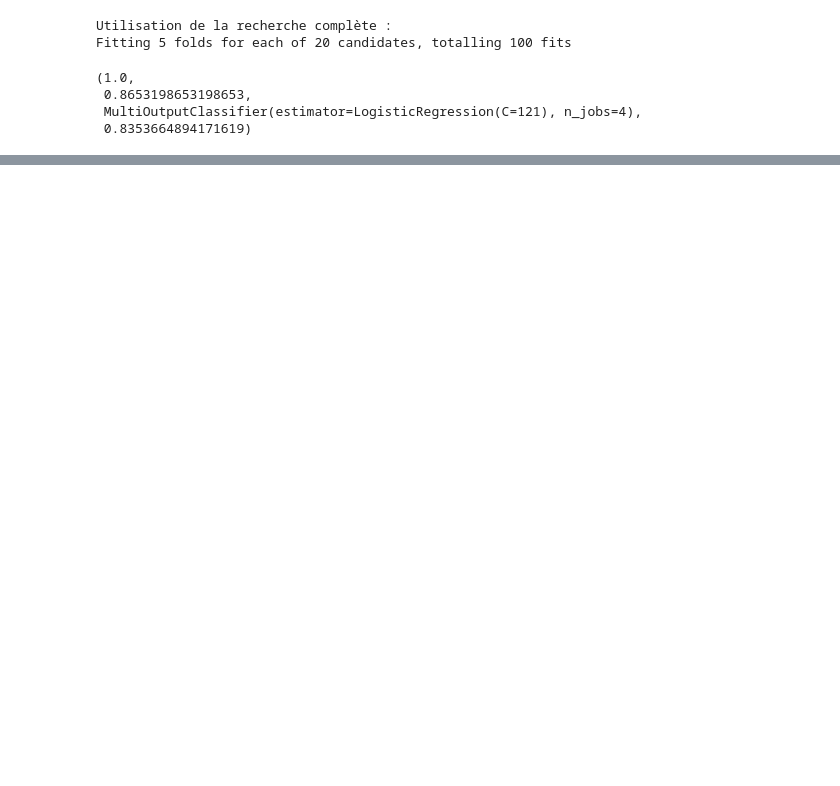
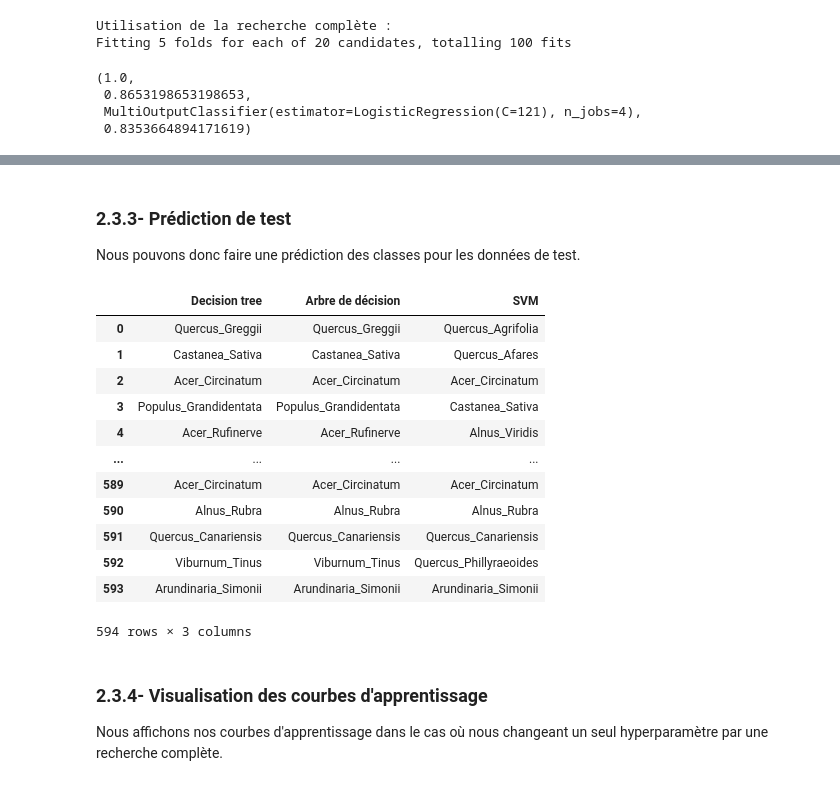
Before and after one commit to Antabli/IFT712-2022H, a Jupyter notebook: Main.ipynb, the cells around one changed output, grey strips where cells are left out. Drawn from its saved outputs; the diff is of its cells as text; code cells hidden in the pictures; blank space fills up the shorter version.

```diff
--- a/Main.ipynb
+++ b/Main.ipynb
@@ -149,18 +155,17 @@ LogisticRegression_param = {
 # %% [markdown]
 Nous cherchons par la suite les hyper-paramètres avec RandomizedSearch.
 # %%
-model = LogisticRegressionClassifier(X_training, Y_training, X_valid, Y_valid, class_names, scorers)
+model = LogisticRegression_Classifier(X_training, Y_training, X_valid, Y_valid, class_names, scorers)
 accu_training_hyperparm, accu_valid_hyperparm, best_estimator, best_accuracy = model.train(LogisticRegression_param, random_search=True)
 
 print('Meilleure précision de validation croisée : {}'.format(best_accuracy))
 print('\nMeilleur estimateur:\n{}'.format(best_estimator))
 
-print("[Paramètres de l'estimateur]")
-
-display(model.estimator.get_params())
-
 print('Précision de l`entrainement: {:.3%}'.format(accu_training_hyperparm))
 print('Précision de la validation: {:.3%}'.format(accu_valid_hyperparm))
+
+print("[Paramètres de l'estimateur]")
+model.estimator.get_params()
 # %% [output]
 Utilisation de la recherche aléatoire :
 Fitting 5 folds for each of 10 candidates, totalling 50 fits
@@ -266,0 +343,7 @@ Name: micro avg, dtype: float64
+# %%
+DT_pred = model.predict(X_testing)
+DT_pred_label = labelBin.inverse_transform(DT_pred)
+
+dict_prediction["Arbre de décision"] = DT_pred_label
+df_prediction = pd.DataFrame.from_dict(dict_prediction)
+df_prediction
@@ -266,0 +424,16 @@ Name: micro avg, dtype: float64
+# %%
+SVM_params = {'estimator__C': [0.1, 1, 100, 1000],
+             'estimator__kernel': ['rbf', 'poly', 'sigmoid'],
+             'estimator__gamma': [1, 0.1, 0.01, 0.001, 0.0001]}
+
+model = SVM_Classifier(X_training, Y_training, X_valid, Y_valid, class_names, scorers)
+accu_training_hyperparm, accu_valid_hyperparm, best_estimator, best_accuracy = model.train(SVM_params, random_search=True)
+
+print('\nMeilleure précision de validation croisée : {}'.format(best_accuracy))
+print('\nMeilleur estimateur:\n{}'.format(best_estimator))
+
+print('\nPrécision de l`entrainement: {:.3%}'.format(accu_training_hyperparm))
+print('Précision de la validation: {:.3%}'.format(accu_valid_hyperparm))
+
+print("\n[Paramètres de l'estimateur]")
+model.estimator.get_params()
@@ -266,0 +474,27 @@ Name: micro avg, dtype: float64
+# %% [markdown]
+### 2.3.3- Prédiction de test
+Nous pouvons donc faire une prédiction des classes pour les données de test.
+# %%
+svm_predict = model.predict(X_testing)
+svm_predict_label = labelBin.inverse_transform(svm_predict)
+
+dict_prediction["SVM"] = svm_predict_label
+df_prediction = pd.DataFrame.from_dict(dict_prediction)
+df_prediction
+# %% [output]
+|  | Decision tree | Arbre de décision | SVM |
+| 0 | Quercus_Greggii | Quercus_Greggii | Quercus_Agrifolia |
+| 1 | Castanea_Sativa | Castanea_Sativa | Quercus_Afares |
+| 2 | Acer_Circinatum | Acer_Circinatum | Acer_Circinatum |
+| 3 | Populus_Grandidentata | Populus_Grandidentata | Castanea_Sativa |
+| 4 | Acer_Rufinerve | Acer_Rufinerve | Alnus_Viridis |
+| ... | ... | ... | ... |
+| 589 | Acer_Circinatum | Acer_Circinatum | Acer_Circinatum |
+| 590 | Alnus_Rubra | Alnus_Rubra | Alnus_Rubra |
+| 591 | Quercus_Canariensis | Quercus_Canariensis | Quercus_Canariensis |
+| 592 | Viburnum_Tinus | Viburnum_Tinus | Quercus_Phillyraeoides |
+| 593 | Arundinaria_Simonii | Arundinaria_Simonii | Arundinaria_Simonii |
+594 rows × 3 columns
+# %% [markdown]
+### 2.3.4- Visualisation des courbes d'apprentissage
+Nous affichons nos courbes d'apprentissage dans le cas où nous changeant un seul hyperparamètre par une recherche complète.
```
Also changed, not shown: parts of 26 cells of this notebook, 4 other files.
